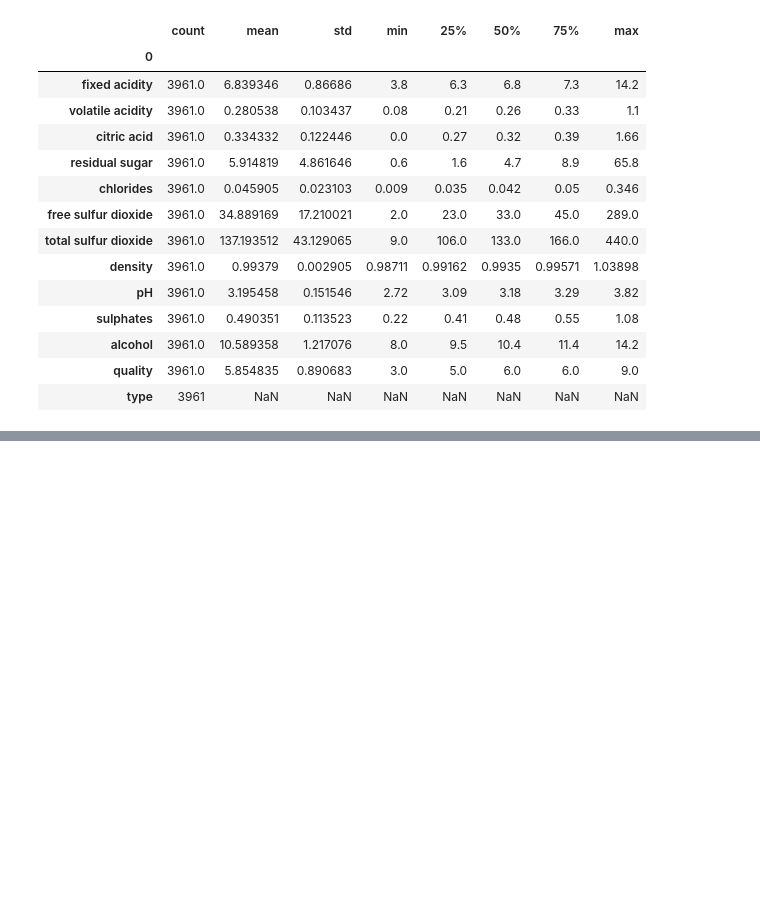
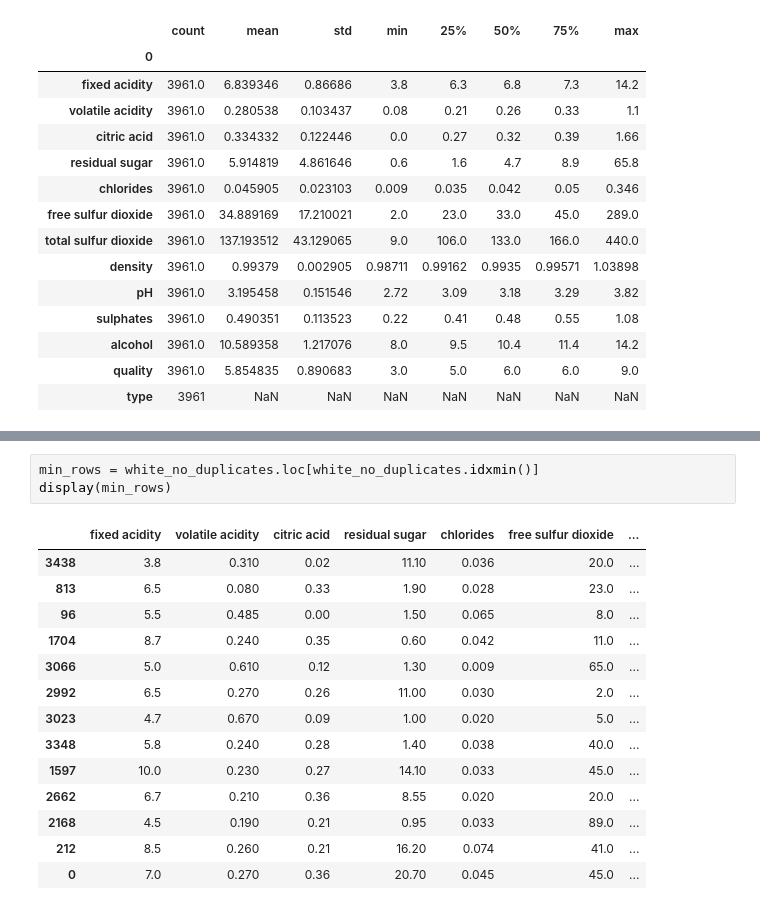
Before and after one commit to AndyTheDragon/dat4bi-mp2, a Jupyter notebook: white-wine.ipynb, the cells around one changed output, grey strips where cells are left out. Saved outputs shown, nothing was run; the diff lists cells and outputs as text; blank space fills up the shorter version.

```diff
--- a/white-wine.ipynb
+++ b/white-wine.ipynb
@@ -194,0 +213,18 @@ White Wine Summary (no duplicates):
+# %%
+min_rows = white_no_duplicates.loc[white_no_duplicates.idxmin()]
+display(min_rows)
+# %% [output]
+|  | fixed acidity | volatile acidity | citric acid | residual sugar | chlorides | free sulfur dioxide | ... |
+| 3438 | 3.8 | 0.310 | 0.02 | 11.10 | 0.036 | 20.0 | ... |
+| 813 | 6.5 | 0.080 | 0.33 | 1.90 | 0.028 | 23.0 | ... |
+| 96 | 5.5 | 0.485 | 0.00 | 1.50 | 0.065 | 8.0 | ... |
+| 1704 | 8.7 | 0.240 | 0.35 | 0.60 | 0.042 | 11.0 | ... |
+| 3066 | 5.0 | 0.610 | 0.12 | 1.30 | 0.009 | 65.0 | ... |
+| 2992 | 6.5 | 0.270 | 0.26 | 11.00 | 0.030 | 2.0 | ... |
+| 3023 | 4.7 | 0.670 | 0.09 | 1.00 | 0.020 | 5.0 | ... |
+| 3348 | 5.8 | 0.240 | 0.28 | 1.40 | 0.038 | 40.0 | ... |
+| 1597 | 10.0 | 0.230 | 0.27 | 14.10 | 0.033 | 45.0 | ... |
+| 2662 | 6.7 | 0.210 | 0.36 | 8.55 | 0.020 | 20.0 | ... |
+| 2168 | 4.5 | 0.190 | 0.21 | 0.95 | 0.033 | 89.0 | ... |
+| 212 | 8.5 | 0.260 | 0.21 | 16.20 | 0.074 | 41.0 | ... |
+| 0 | 7.0 | 0.270 | 0.36 | 20.70 | 0.045 | 45.0 | ... |
```
Also changed, not shown: parts of 2 cells of this notebook.
